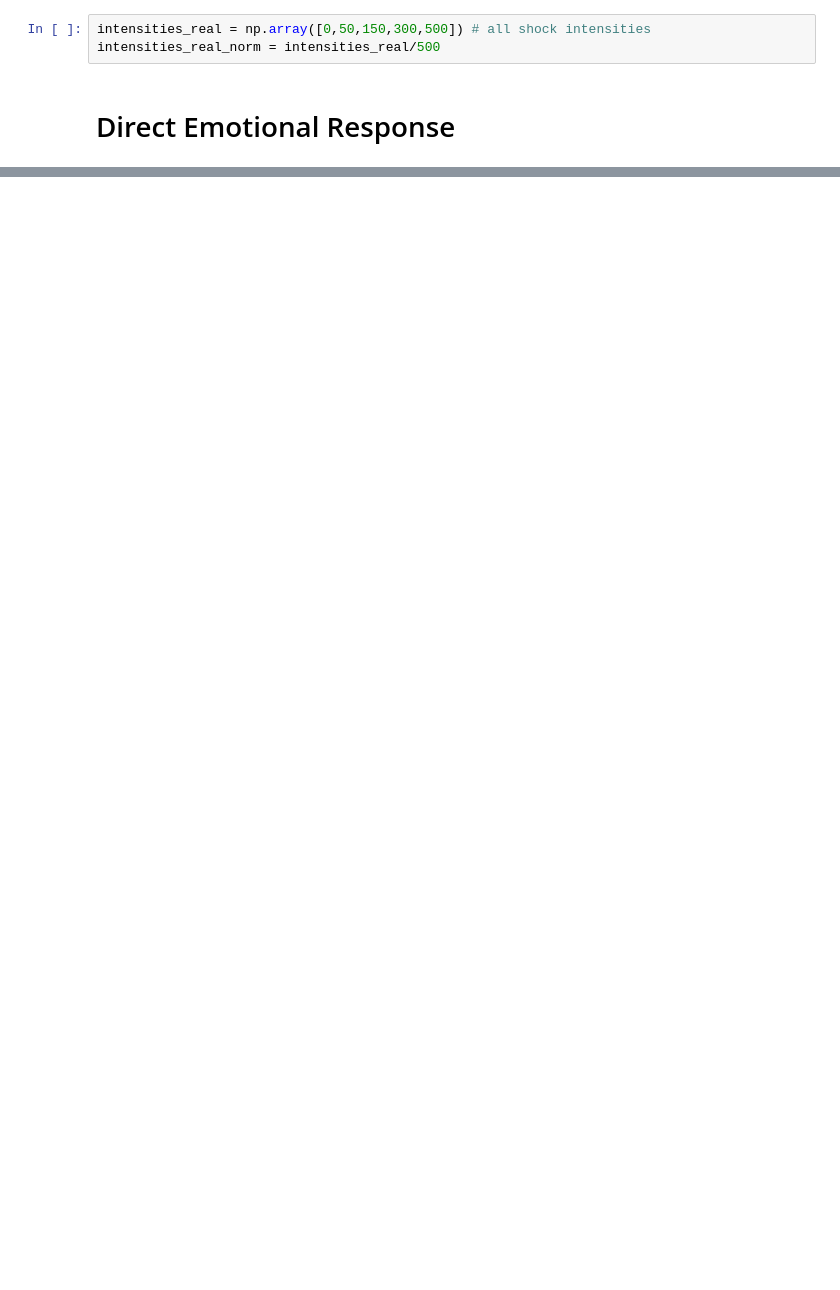
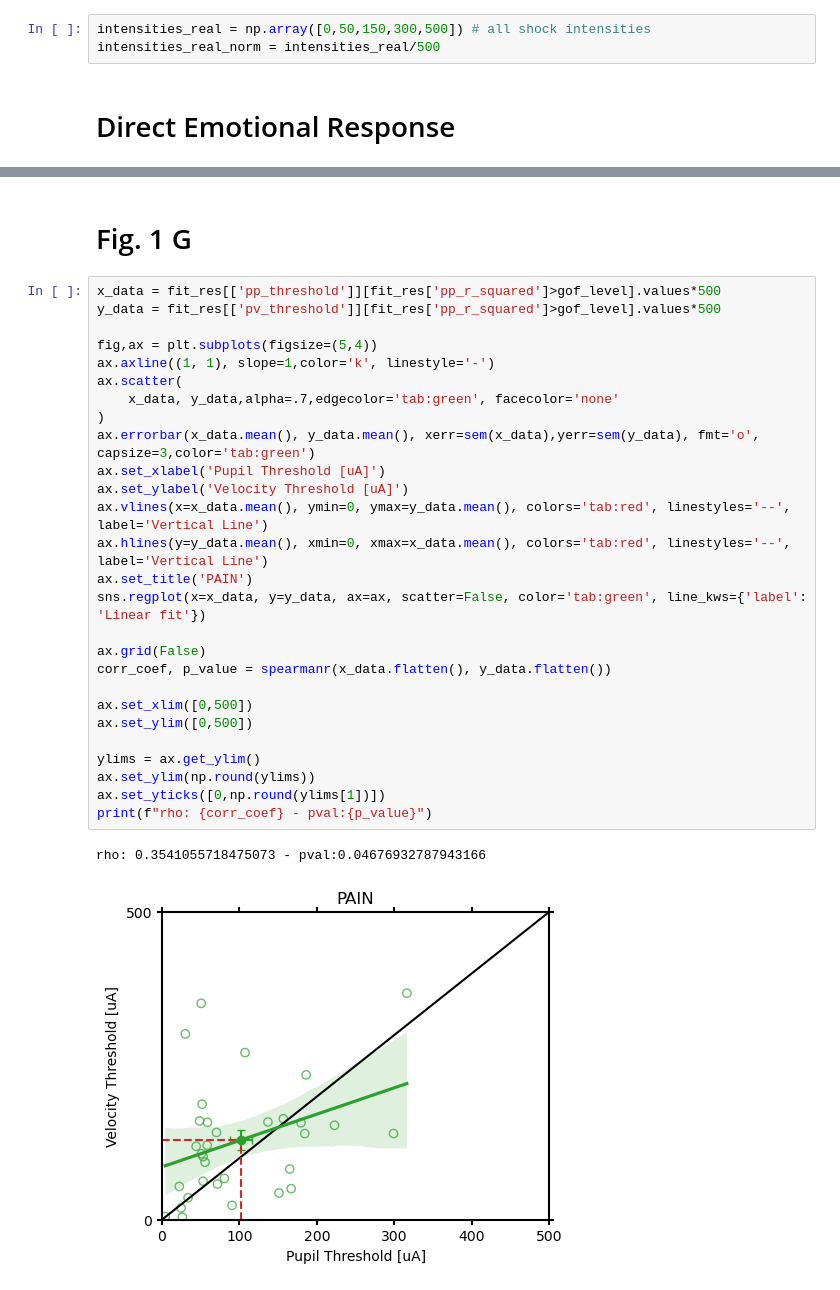
Before and after one commit to raffaelemazziotti/ECo_code, a Jupyter notebook: Fig_1_code_stats.ipynb, the cells around one changed output, grey strips where cells are left out. Drawn from its saved outputs; the diff is of its cells as text; blank space fills up the shorter version.

```diff
--- a/Fig_1_code_stats.ipynb
+++ b/Fig_1_code_stats.ipynb
@@ -146,0 +410,32 @@ ax_vel_peaks.set_yticks([ylims['velocity'][0], 0,ylims['velocity'][1]])
+# %% [markdown]
+# Fig. 1 G
+# %%
+x_data = fit_res[['pp_threshold']][fit_res['pp_r_squared']>gof_level].values*500
+y_data = fit_res[['pv_threshold']][fit_res['pp_r_squared']>gof_level].values*500
+
+fig,ax = plt.subplots(figsize=(5,4))
+ax.axline((1, 1), slope=1,color='k', linestyle='-')
+ax.scatter(
+    x_data, y_data,alpha=.7,edgecolor='tab:green', facecolor='none'
+)
+ax.errorbar(x_data.mean(), y_data.mean(), xerr=sem(x_data),yerr=sem(y_data), fmt='o', capsize=3,color='tab:green')
+ax.set_xlabel('Pupil Threshold [uA]')
+ax.set_ylabel('Velocity Threshold [uA]')
+ax.vlines(x=x_data.mean(), ymin=0, ymax=y_data.mean(), colors='tab:red', linestyles='--', label='Vertical Line')
+ax.hlines(y=y_data.mean(), xmin=0, xmax=x_data.mean(), colors='tab:red', linestyles='--', label='Vertical Line')
+ax.set_title('PAIN')
+sns.regplot(x=x_data, y=y_data, ax=ax, scatter=False, color='tab:green', line_kws={'label': 'Linear fit'})
+
+ax.grid(False)
+corr_coef, p_value = spearmanr(x_data.flatten(), y_data.flatten())
+
+ax.set_xlim([0,500])
+ax.set_ylim([0,500])
+
+ylims = ax.get_ylim()
+ax.set_ylim(np.round(ylims))
+ax.set_yticks([0,np.round(ylims[1])])
+print(f"rho: {corr_coef} - pval:{p_value}")
+# %% [output]
+rho: 0.3541055718475073 - pval:0.04676932787943166
+[figure, added]
```
Also changed, not shown: parts of 12 cells of this notebook.
